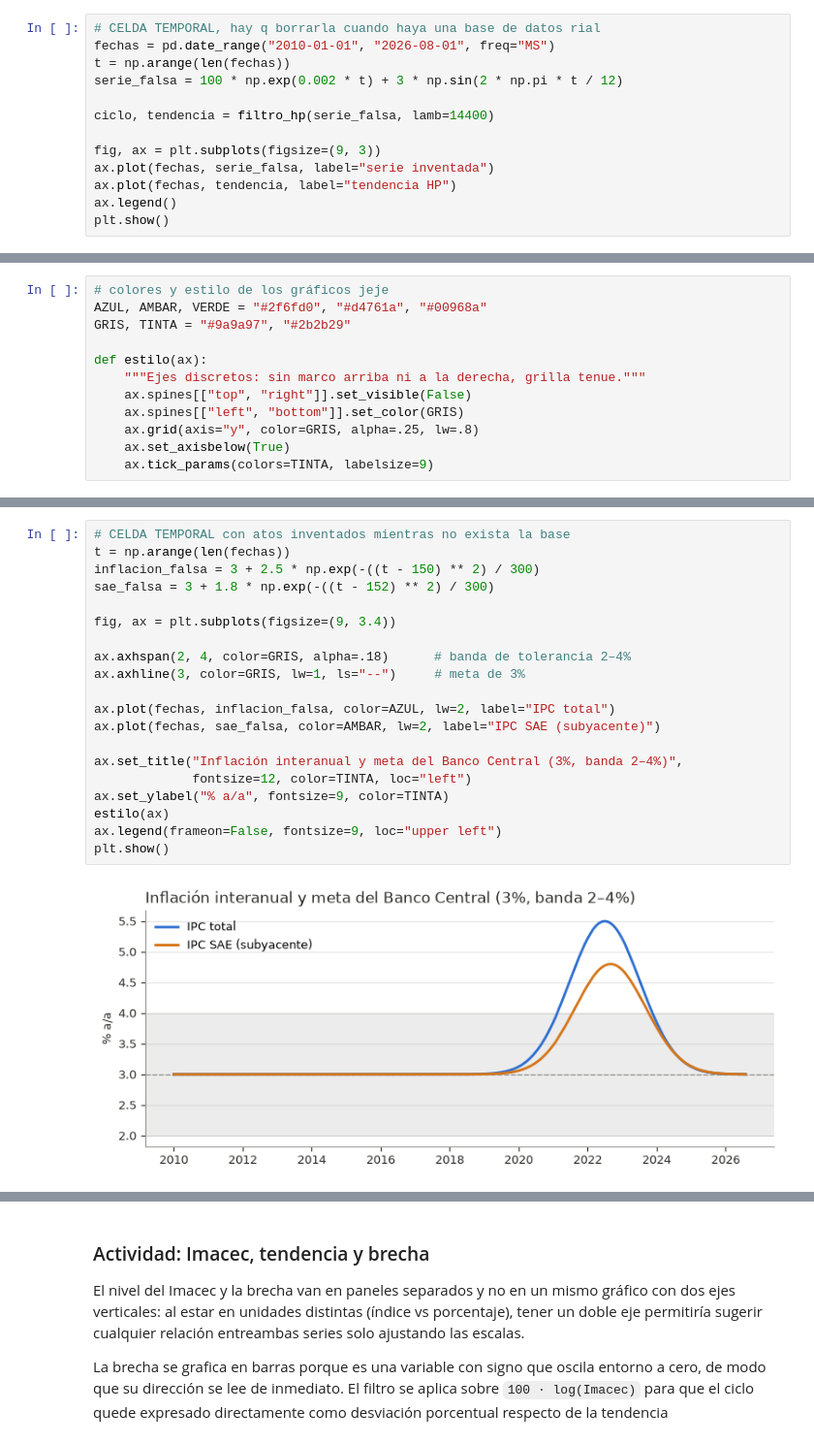
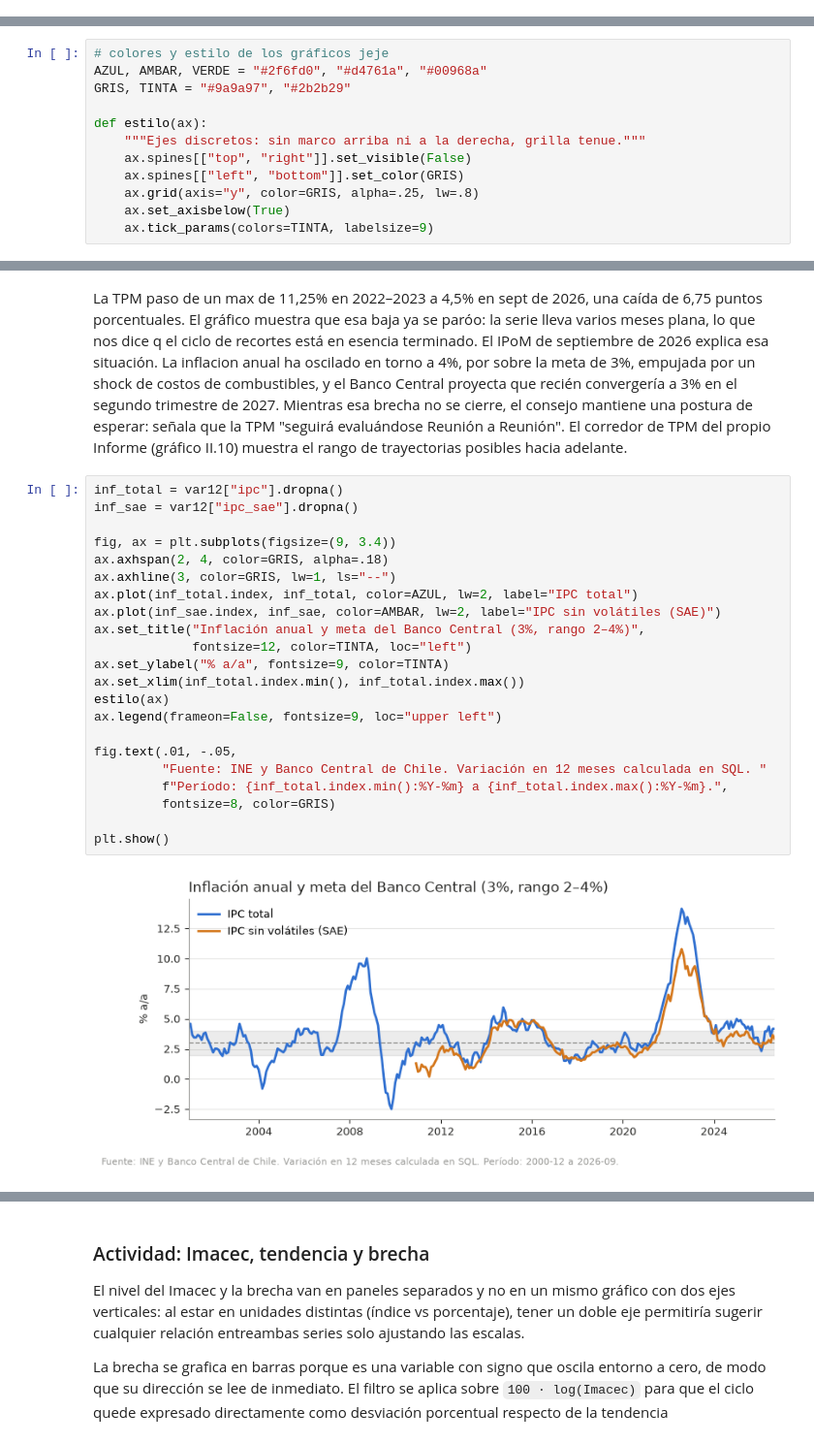
Before and after one commit to danielcornejo2/Proyecto_Economia, a Jupyter notebook: notebooks/02_analisis_coyuntura.ipynb, the cells around one changed output, grey strips where cells are left out. Shown at 97% size. Drawn from its saved outputs; the diff is of its cells as text.

```diff
--- a/notebooks/02_analisis_coyuntura.ipynb
+++ b/notebooks/02_analisis_coyuntura.ipynb
@@ -48,16 +124,3 @@ def filtro_hp(serie, lamb=14400):
     ciclo = y - tendencia
 
     return ciclo, tendencia
-# %%
-# CELDA TEMPORAL, hay q borrarla cuando haya una base de datos rial
-fechas = pd.date_range("2010-01-01", "2026-08-01", freq="MS")
-t = np.arange(len(fechas))
-serie_falsa = 100 * np.exp(0.002 * t) + 3 * np.sin(2 * np.pi * t / 12)
-
-ciclo, tendencia = filtro_hp(serie_falsa, lamb=14400)
-
-fig, ax = plt.subplots(figsize=(9, 3))
-ax.plot(fechas, serie_falsa, label="serie inventada")
-ax.plot(fechas, tendencia, label="tendencia HP")
-ax.legend()
-plt.show()
@@ -125,22 +191,28 @@ plt.show()
+# %% [markdown]
+La TPM paso de un max de 11,25% en 2022–2023 a 4,5% en
+sept de 2026, una caída de 6,75 puntos porcentuales. El gráfico muestra que esa baja ya se paróo: la serie lleva varios meses plana, lo que nos dice q el ciclo de recortes está en esencia terminado.
+El IPoM de septiembre de 2026 explica esa situación. La inflacion anual ha oscilado en torno a 4%, por sobre la meta de 3%, empujada por un shock de costos de combustibles, y el Banco Central proyecta que recién convergería a 3% en el segundo trimestre de 2027. Mientras esa brecha no se cierre, el consejo mantiene una postura de esperar: señala que la TPM "seguirá evaluándose Reunión a Reunión". El corredor de TPM del propio Informe (gráfico II.10) muestra el rango de trayectorias posibles hacia adelante.
 # %%
-# CELDA TEMPORAL con atos inventados mientras no exista la base
-t = np.arange(len(fechas))
-inflacion_falsa = 3 + 2.5 * np.exp(-((t - 150) ** 2) / 300)
-sae_falsa = 3 + 1.8 * np.exp(-((t - 152) ** 2) / 300)
+inf_total = var12["ipc"].dropna()
+inf_sae = var12["ipc_sae"].dropna()
 
 fig, ax = plt.subplots(figsize=(9, 3.4))
-
-ax.axhspan(2, 4, color=GRIS, alpha=.18)      # banda de tolerancia 2–4%
-ax.axhline(3, color=GRIS, lw=1, ls="--")     # meta de 3%
-
-ax.plot(fechas, inflacion_falsa, color=AZUL, lw=2, label="IPC total")
-ax.plot(fechas, sae_falsa, color=AMBAR, lw=2, label="IPC SAE (subyacente)")
-
-ax.set_title("Inflación interanual y meta del Banco Central (3%, banda 2–4%)",
+ax.axhspan(2, 4, color=GRIS, alpha=.18)
+ax.axhline(3, color=GRIS, lw=1, ls="--")
+ax.plot(inf_total.index, inf_total, color=AZUL, lw=2, label="IPC total")
+ax.plot(inf_sae.index, inf_sae, color=AMBAR, lw=2, label="IPC sin volátiles (SAE)")
+ax.set_title("Inflación anual y meta del Banco Central (3%, rango 2–4%)",
              fontsize=12, color=TINTA, loc="left")
 ax.set_ylabel("% a/a", fontsize=9, color=TINTA)
+ax.set_xlim(inf_total.index.min(), inf_total.index.max())
 estilo(ax)
 ax.legend(frameon=False, fontsize=9, loc="upper left")
+
+fig.text(.01, -.05,
+         "Fuente: INE y Banco Central de Chile. Variación en 12 meses calculada en SQL. "
+         f"Período: {inf_total.index.min():%Y-%m} a {inf_total.index.max():%Y-%m}.",
+         fontsize=8, color=GRIS)
+
 plt.show()
 # %% [output]
-[figure, old version]
+[figure, new version]
```
Also changed, not shown: parts of 15 cells of this notebook, 1 other file.
